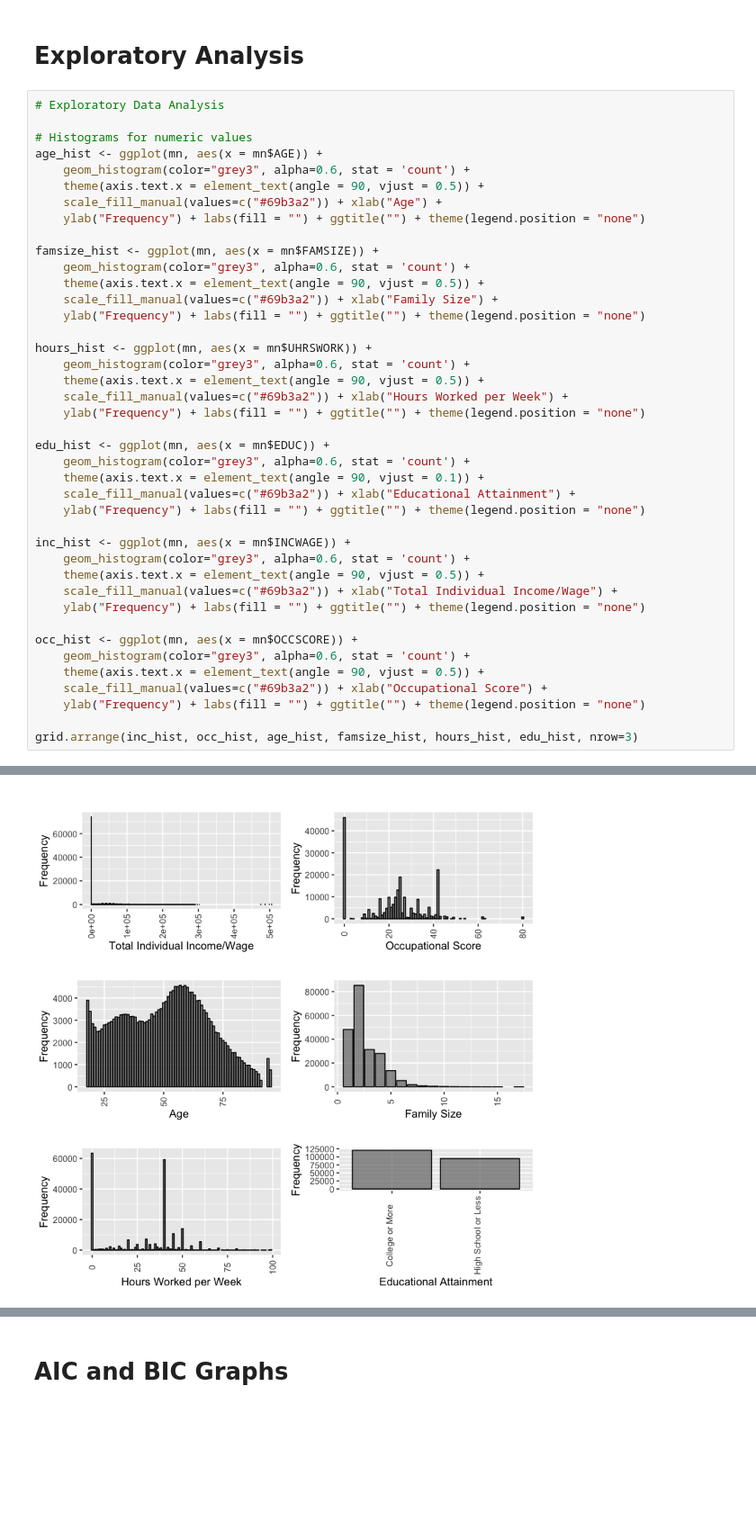
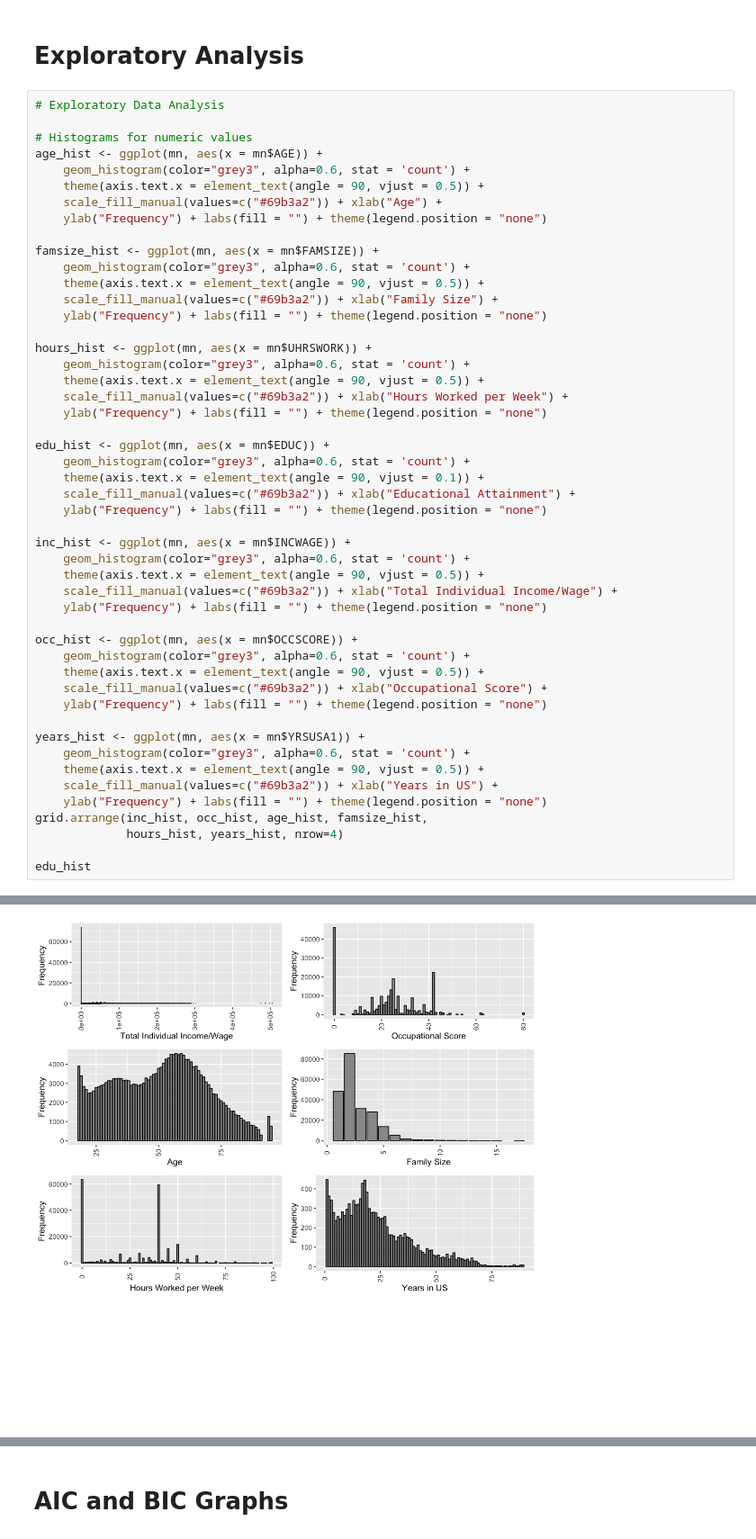
Before and after one commit to brianmoral/Income-Prediction-Analysis, a Jupyter notebook: minnesota_census_income.ipynb, the cells around one changed output, grey strips where cells are left out. Shown at 90% size. Saved outputs shown, nothing was run; the diff lists cells and outputs as text; blank space fills up the shorter version.

```diff
--- a/minnesota_census_income.ipynb
+++ b/minnesota_census_income.ipynb
@@ -125,39 +109,47 @@ age_hist <- ggplot(mn, aes(x = mn$AGE)) +
     geom_histogram(color="grey3", alpha=0.6, stat = 'count') +
     theme(axis.text.x = element_text(angle = 90, vjust = 0.5)) +
     scale_fill_manual(values=c("#69b3a2")) + xlab("Age") +
-    ylab("Frequency") + labs(fill = "") + ggtitle("") + theme(legend.position = "none")
+    ylab("Frequency") + labs(fill = "") + theme(legend.position = "none")
 
 famsize_hist <- ggplot(mn, aes(x = mn$FAMSIZE)) +
     geom_histogram(color="grey3", alpha=0.6, stat = 'count') +
     theme(axis.text.x = element_text(angle = 90, vjust = 0.5)) +
     scale_fill_manual(values=c("#69b3a2")) + xlab("Family Size") +
-    ylab("Frequency") + labs(fill = "") + ggtitle("") + theme(legend.position = "none")
+    ylab("Frequency") + labs(fill = "") + theme(legend.position = "none")
 
 hours_hist <- ggplot(mn, aes(x = mn$UHRSWORK)) +
     geom_histogram(color="grey3", alpha=0.6, stat = 'count') +
     theme(axis.text.x = element_text(angle = 90, vjust = 0.5)) +
     scale_fill_manual(values=c("#69b3a2")) + xlab("Hours Worked per Week") +
-    ylab("Frequency") + labs(fill = "") + ggtitle("") + theme(legend.position = "none")
+    ylab("Frequency") + labs(fill = "") + theme(legend.position = "none")
 
 edu_hist <- ggplot(mn, aes(x = mn$EDUC)) +
     geom_histogram(color="grey3", alpha=0.6, stat = 'count') +
     theme(axis.text.x = element_text(angle = 90, vjust = 0.1)) +
     scale_fill_manual(values=c("#69b3a2")) + xlab("Educational Attainment") +
-    ylab("Frequency") + labs(fill = "") + ggtitle("") + theme(legend.position = "none")
+    ylab("Frequency") + labs(fill = "") + theme(legend.position = "none")
 
 inc_hist <- ggplot(mn, aes(x = mn$INCWAGE)) +
     geom_histogram(color="grey3", alpha=0.6, stat = 'count') +
     theme(axis.text.x = element_text(angle = 90, vjust = 0.5)) +
     scale_fill_manual(values=c("#69b3a2")) + xlab("Total Individual Income/Wage") +
-    ylab("Frequency") + labs(fill = "") + ggtitle("") + theme(legend.position = "none")
+    ylab("Frequency") + labs(fill = "") + theme(legend.position = "none")
 
 occ_hist <- ggplot(mn, aes(x = mn$OCCSCORE)) +
     geom_histogram(color="grey3", alpha=0.6, stat = 'count') +
     theme(axis.text.x = element_text(angle = 90, vjust = 0.5)) +
     scale_fill_manual(values=c("#69b3a2")) + xlab("Occupational Score") +
-    ylab("Frequency") + labs(fill = "") + ggtitle("") + theme(legend.position = "none")
+    ylab("Frequency") + labs(fill = "") + theme(legend.position = "none")
 
-grid.arrange(inc_hist, occ_hist, age_hist, famsize_hist, hours_hist, edu_hist, nrow=3)
+years_hist <- ggplot(mn, aes(x = mn$YRSUSA1)) +
+    geom_histogram(color="grey3", alpha=0.6, stat = 'count') +
+    theme(axis.text.x = element_text(angle = 90, vjust = 0.5)) +
+    scale_fill_manual(values=c("#69b3a2")) + xlab("Years in US") +
+    ylab("Frequency") + labs(fill = "") + theme(legend.position = "none")
+grid.arrange(inc_hist, occ_hist, age_hist, famsize_hist,
+             hours_hist, years_hist, nrow=4)
+
+edu_hist
 # %% [output]
 Warning message:
 “Ignoring unknown parameters: binwidth, bins, pad”Warning message:
@@ -169 +163 @@ Warning message:
-[figure, old version]
+[figure, new version]
```
Also changed, not shown: parts of 22 cells of this notebook.
